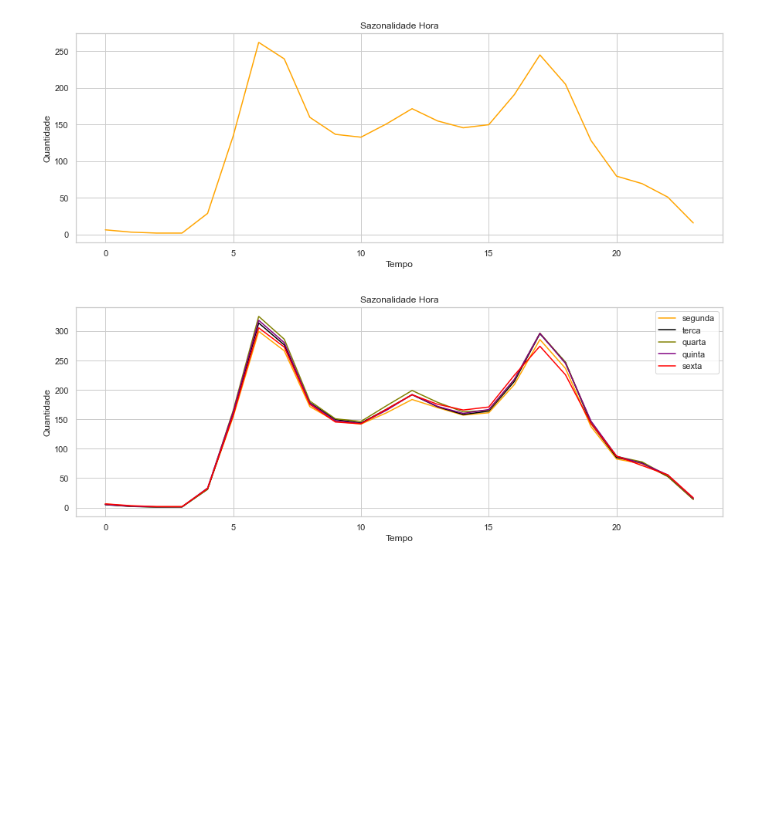
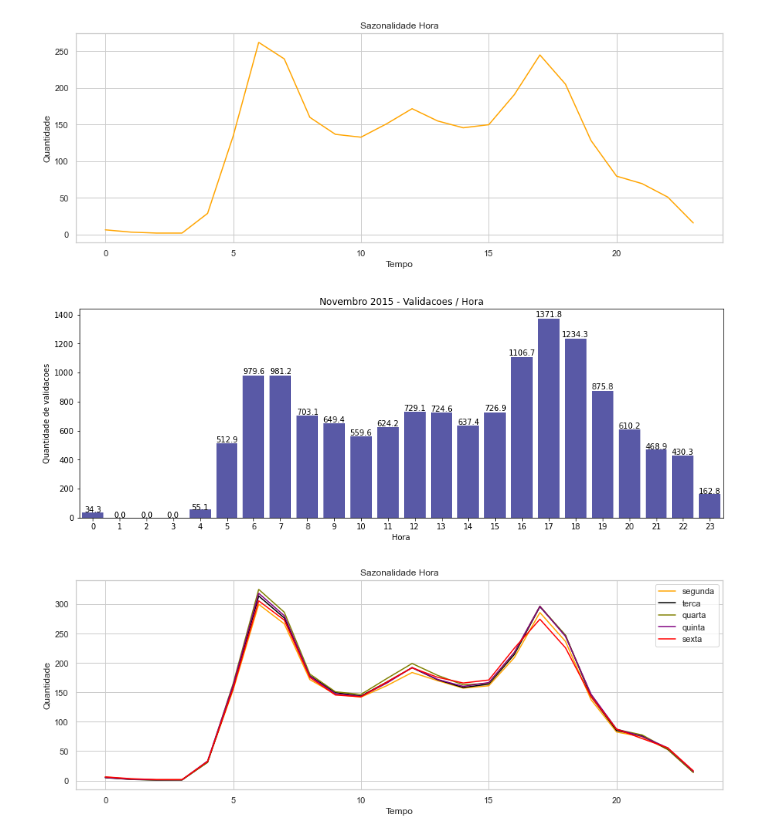
Before and after one commit to medeirosvictor/ds-mobilidade-urbana-fortaleza, a Jupyter notebook: Data-Visualization.ipynb, the cells around one changed output. Drawn from its saved outputs; the diff is of its cells as text; code cells hidden in the pictures; blank space fills up the shorter version.

```diff
--- a/Data-Visualization.ipynb
+++ b/Data-Visualization.ipynb
@@ -71,6 +155,38 @@ plt.savefig('./imagens/sazonalidade_hora.pdf')
 plt.show()
 # %% [output]
 [figure]
+# %%
+def show_values(axs, orient="v", space=.01):
+    def _single(ax):
+        if orient == "v":
+            for p in ax.patches:
+                _x = p.get_x() + p.get_width() / 2
+                _y = p.get_y() + p.get_height() + (p.get_height()*0.01)
+                value = '{:.1f}'.format(p.get_height())
+                ax.text(_x, _y, value, ha="center")
+        elif orient == "h":
+            for p in ax.patches:
+                _x = p.get_x() + p.get_width() + float(space)
+                _y = p.get_y() + p.get_height() - (p.get_height()*0.5)
+                value = '{:.1f}'.format(p.get_width())
+                ax.text(_x, _y, value, ha="left")
+
+    if isinstance(axs, np.ndarray):
+        for idx, ax in np.ndenumerate(axs):
+            _single(ax)
+    else:
+        _single(axs)
+
+plt.figure(figsize=(15,5))
+
+plt.title("Novembro 2015 - Validacoes / Hora")
+p = sns.barplot(x='hora', y='validations_per_hour', data=data_2015.loc[data_2015.mes == 11].loc[data_2015.linha == 41].groupby([ 'validations_per_hour', 'hora']).sum().reset_index(), color="blue", saturation=.3, ci=None)
+show_values(p)
+plt.xlabel('Hora')
+plt.ylabel('Quantidade de validacoes')
+plt.show()
+# %% [output]
+[figure, added]
 # %%
 colors = ['orange', 'red', 'black', 'green', 'purple', 'olive', 'cyan']
 
```
Also changed, not shown: parts of 15 cells of this notebook, 7 other files.
